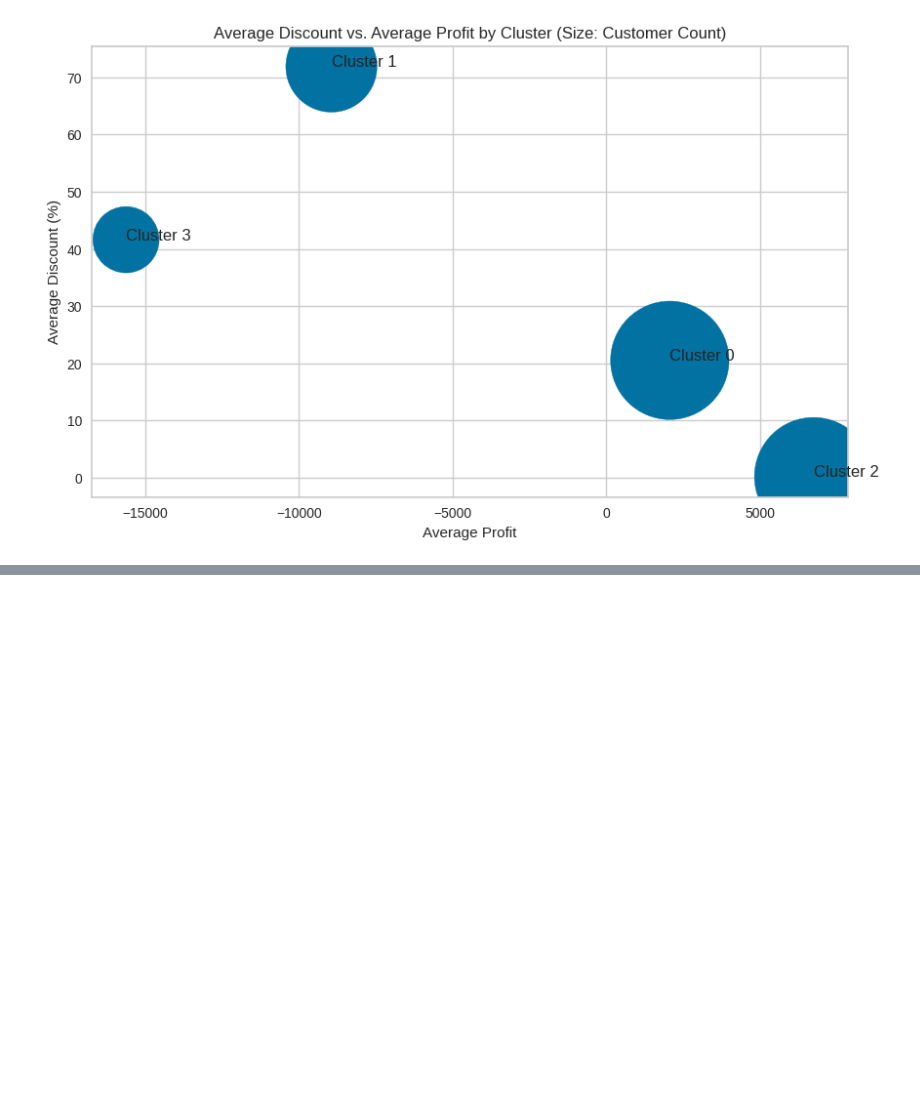
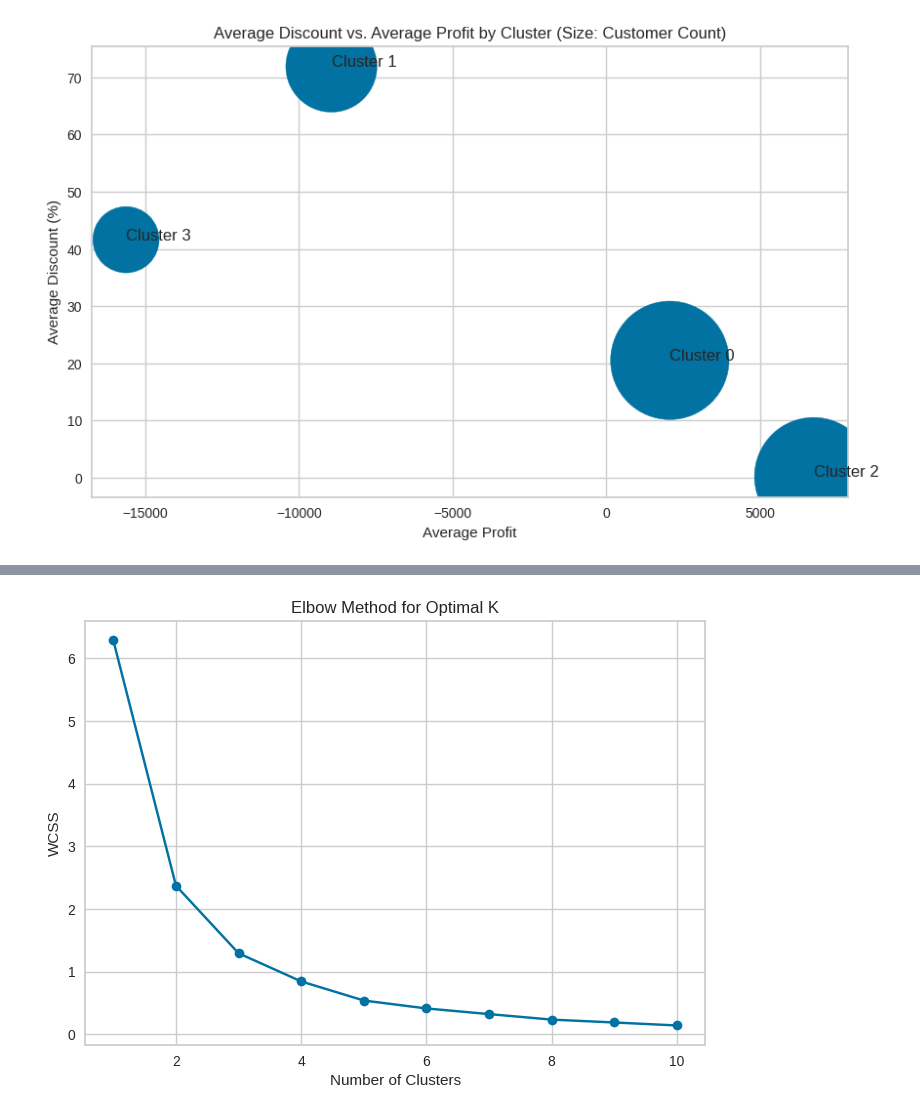
Before and after one commit to sheikita/SDS-Clustering, a Jupyter notebook: TestSegmentation.ipynb, the cells around one changed output, grey strips where cells are left out. Drawn from its saved outputs; the diff is of its cells as text; code cells hidden in the pictures; blank space fills up the shorter version.

Commit message:
Unique customers

```diff
--- a/TestSegmentation.ipynb
+++ b/TestSegmentation.ipynb
@@ -1262,3 +1259,6 @@ for i in range(merged_dfd.shape[0]):
 plt.show()
 # %% [output]
 [figure]
+# %%
+dfc_discount =df[['Customer ID', 'Sales', 'Profit','Order ID', 'Discount','Segment']]
+dfc_discount.head()
@@ -1264,0 +1272,5 @@ plt.show()
+# %%
+# prompt: group my customer ID the profit and discount and total orders
+
+dfddiscount= dfc_discount.groupby('Customer ID').agg({'Profit': 'sum', 'Discount': 'mean', 'Order ID': 'count'})
+dfddiscount.head()
@@ -1264,0 +1285,3 @@ plt.show()
+# %%
+dfddiscount = pd.merge(dfddiscount, customer_lifespan, on='Customer ID', how='left')
+dfddiscount.head()
@@ -1264,0 +1296,4 @@ plt.show()
+# %%
+# Extracting Discount for Scaling purposes
+dfd = dfddiscount['Discount']
+dfd.head()
@@ -1264,0 +1309,15 @@ plt.show()
+# %%
+# Determine the optimal number of clusters using the Elbow method
+inertia = []
+for i in range(1, 11):
+    kmeans = KMeans(n_clusters=i, random_state=42)
+    kmeans.fit(dfd.values.reshape(-1, 1)) #passing as 2D array
+    inertia.append(kmeans.inertia_)
+
+plt.plot(range(1, 11), inertia, marker='o')
+plt.title('Elbow Method for Optimal K')
+plt.xlabel('Number of Clusters')
+plt.ylabel('WCSS')
+plt.show()
+# %% [output]
+[figure, added]
```
Also changed, not shown: parts of 18 cells of this notebook.
